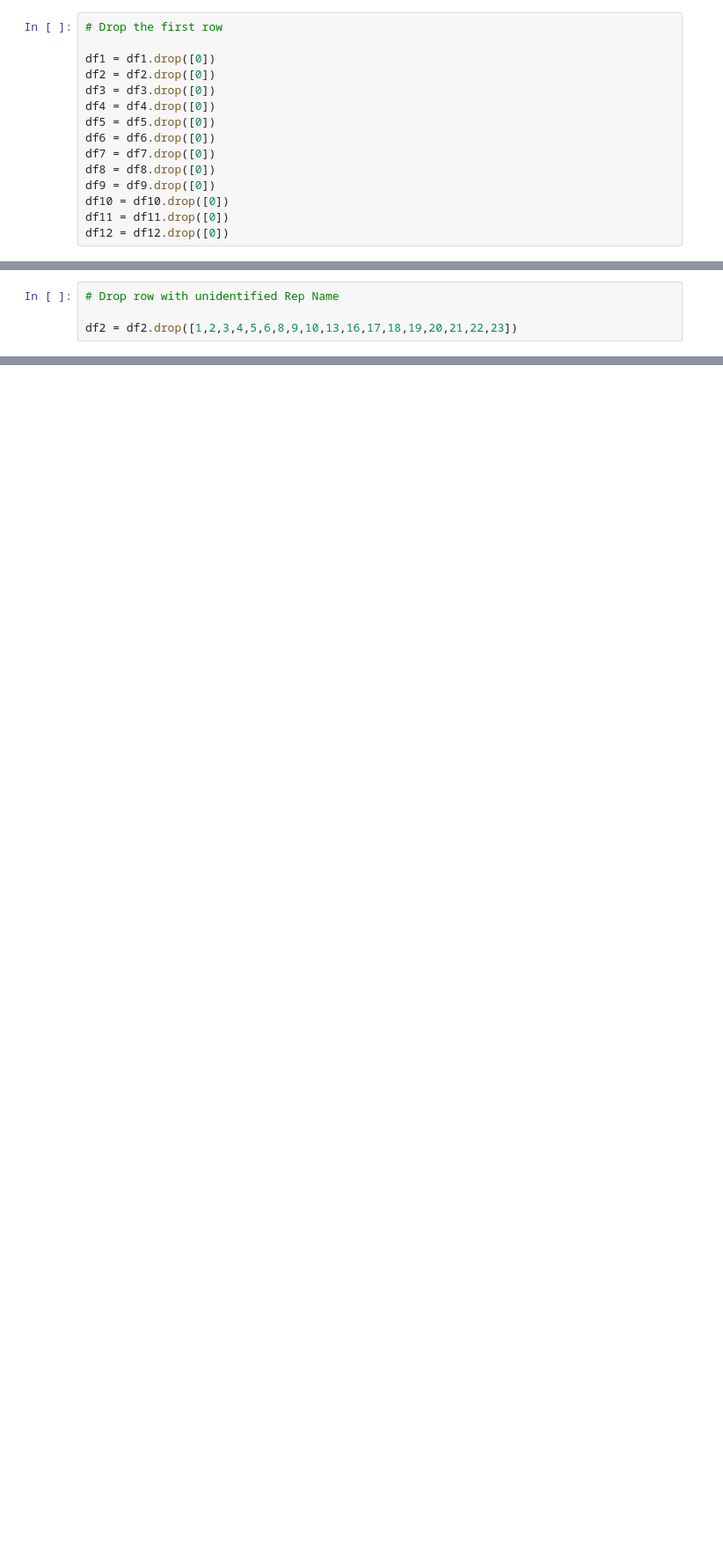
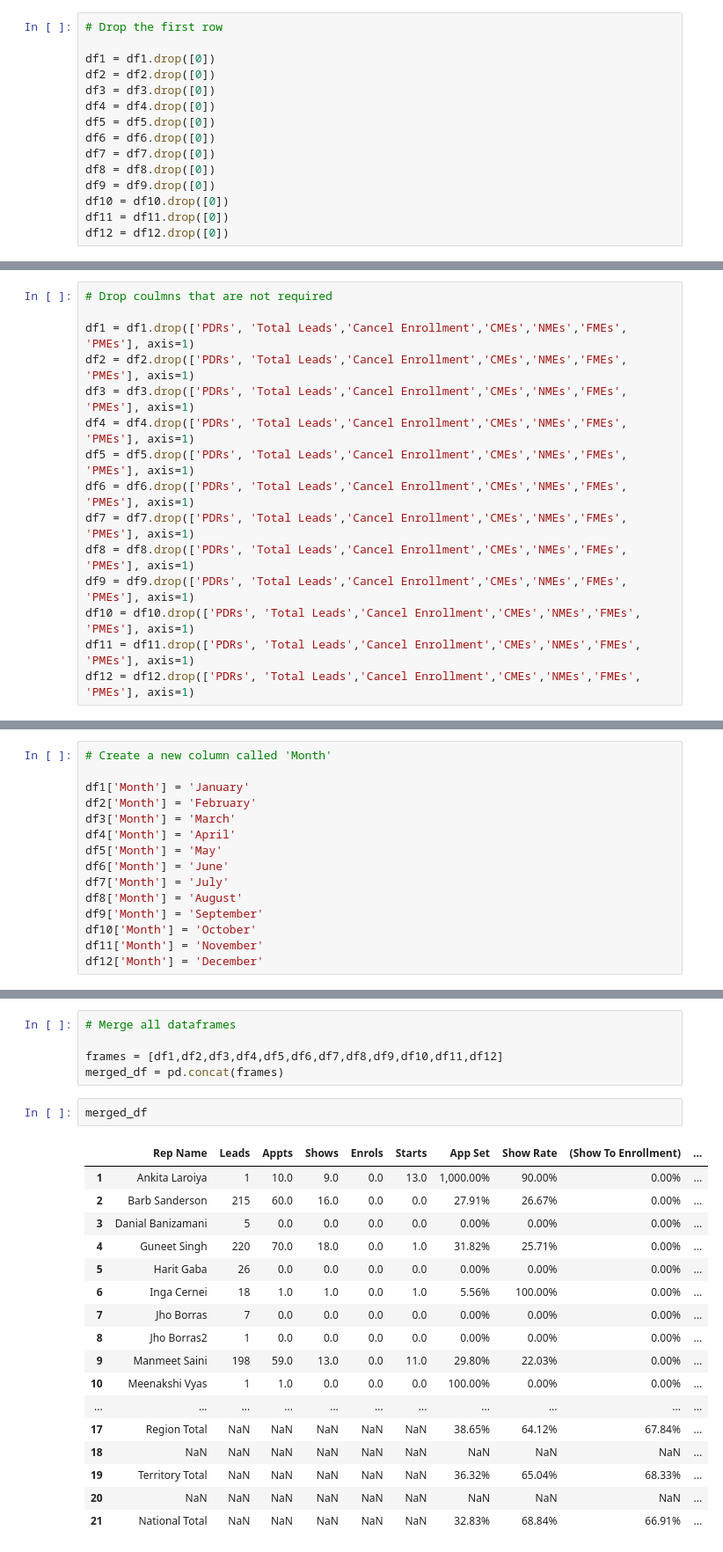
Before and after one commit to rajshruti/final-project, a Jupyter notebook: frmonth_clean.ipynb, the cells around one changed output, grey strips where cells are left out. Shown at 88% size. Saved outputs shown, nothing was run; the diff lists cells and outputs as text; blank space fills up the shorter version.

```diff
--- a/frmonth_clean.ipynb
+++ b/frmonth_clean.ipynb
@@ -44,4 +43,0 @@ df12.head()
-# %%
-# Drop row with unidentified Rep Name
-
-df2 = df2.drop([1,2,3,4,5,6,8,9,10,13,16,17,18,19,20,21,22,23])
@@ -60,0 +44,15 @@ df2
+# %%
+# Drop coulmns that are not required
+
+df1 = df1.drop(['PDRs', 'Total Leads','Cancel Enrollment','CMEs','NMEs','FMEs', 'PMEs'], axis=1)
+df2 = df2.drop(['PDRs', 'Total Leads','Cancel Enrollment','CMEs','NMEs','FMEs', 'PMEs'], axis=1)
+df3 = df3.drop(['PDRs', 'Total Leads','Cancel Enrollment','CMEs','NMEs','FMEs', 'PMEs'], axis=1)
+df4 = df4.drop(['PDRs', 'Total Leads','Cancel Enrollment','CMEs','NMEs','FMEs', 'PMEs'], axis=1)
+df5 = df5.drop(['PDRs', 'Total Leads','Cancel Enrollment','CMEs','NMEs','FMEs', 'PMEs'], axis=1)
+df6 = df6.drop(['PDRs', 'Total Leads','Cancel Enrollment','CMEs','NMEs','FMEs', 'PMEs'], axis=1)
+df7 = df7.drop(['PDRs', 'Total Leads','Cancel Enrollment','CMEs','NMEs','FMEs', 'PMEs'], axis=1)
+df8 = df8.drop(['PDRs', 'Total Leads','Cancel Enrollment','CMEs','NMEs','FMEs', 'PMEs'], axis=1)
+df9 = df9.drop(['PDRs', 'Total Leads','Cancel Enrollment','CMEs','NMEs','FMEs', 'PMEs'], axis=1)
+df10 = df10.drop(['PDRs', 'Total Leads','Cancel Enrollment','CMEs','NMEs','FMEs', 'PMEs'], axis=1)
+df11 = df11.drop(['PDRs', 'Total Leads','Cancel Enrollment','CMEs','NMEs','FMEs', 'PMEs'], axis=1)
+df12 = df12.drop(['PDRs', 'Total Leads','Cancel Enrollment','CMEs','NMEs','FMEs', 'PMEs'], axis=1)
@@ -60,0 +68,15 @@ df2
+# %%
+# Create a new column called 'Month'
+
+df1['Month'] = 'January'
+df2['Month'] = 'February'
+df3['Month'] = 'March'
+df4['Month'] = 'April'
+df5['Month'] = 'May'
+df6['Month'] = 'June'
+df7['Month'] = 'July'
+df8['Month'] = 'August'
+df9['Month'] = 'September'
+df10['Month'] = 'October'
+df11['Month'] = 'November'
+df12['Month'] = 'December'
@@ -60,0 +92,25 @@ df2
+# %%
+# Merge all dataframes
+
+frames = [df1,df2,df3,df4,df5,df6,df7,df8,df9,df10,df11,df12]
+merged_df = pd.concat(frames)
+# %%
+merged_df
+# %% [output]
+|  | Rep Name | Leads | Appts | Shows | Enrols | Starts | App Set | Show Rate | (Show To Enrollment) | ... |
+| 1 | Ankita Laroiya | 1 | 10.0 | 9.0 | 0.0 | 13.0 | 1,000.00% | 90.00% | 0.00% | ... |
+| 2 | Barb Sanderson | 215 | 60.0 | 16.0 | 0.0 | 0.0 | 27.91% | 26.67% | 0.00% | ... |
+| 3 | Danial Banizamani | 5 | 0.0 | 0.0 | 0.0 | 0.0 | 0.00% | 0.00% | 0.00% | ... |
+| 4 | Guneet Singh | 220 | 70.0 | 18.0 | 0.0 | 1.0 | 31.82% | 25.71% | 0.00% | ... |
+| 5 | Harit Gaba | 26 | 0.0 | 0.0 | 0.0 | 0.0 | 0.00% | 0.00% | 0.00% | ... |
+| 6 | Inga Cernei | 18 | 1.0 | 1.0 | 0.0 | 1.0 | 5.56% | 100.00% | 0.00% | ... |
+| 7 | Jho Borras | 7 | 0.0 | 0.0 | 0.0 | 0.0 | 0.00% | 0.00% | 0.00% | ... |
+| 8 | Jho Borras2 | 1 | 0.0 | 0.0 | 0.0 | 0.0 | 0.00% | 0.00% | 0.00% | ... |
+| 9 | Manmeet Saini | 198 | 59.0 | 13.0 | 0.0 | 11.0 | 29.80% | 22.03% | 0.00% | ... |
+| 10 | Meenakshi Vyas | 1 | 1.0 | 0.0 | 0.0 | 0.0 | 100.00% | 0.00% | 0.00% | ... |
+| ... | ... | ... | ... | ... | ... | ... | ... | ... | ... | ... |
+| 17 | Region Total | NaN | NaN | NaN | NaN | NaN | 38.65% | 64.12% | 67.84% | ... |
+| 18 | NaN | NaN | NaN | NaN | NaN | NaN | NaN | NaN | NaN | ... |
+| 19 | Territory Total | NaN | NaN | NaN | NaN | NaN | 36.32% | 65.04% | 68.33% | ... |
+| 20 | NaN | NaN | NaN | NaN | NaN | NaN | NaN | NaN | NaN | ... |
+| 21 | National Total | NaN | NaN | NaN | NaN | NaN | 32.83% | 68.84% | 66.91% | ... |
```
Also changed, not shown: parts of 15 cells of this notebook.
